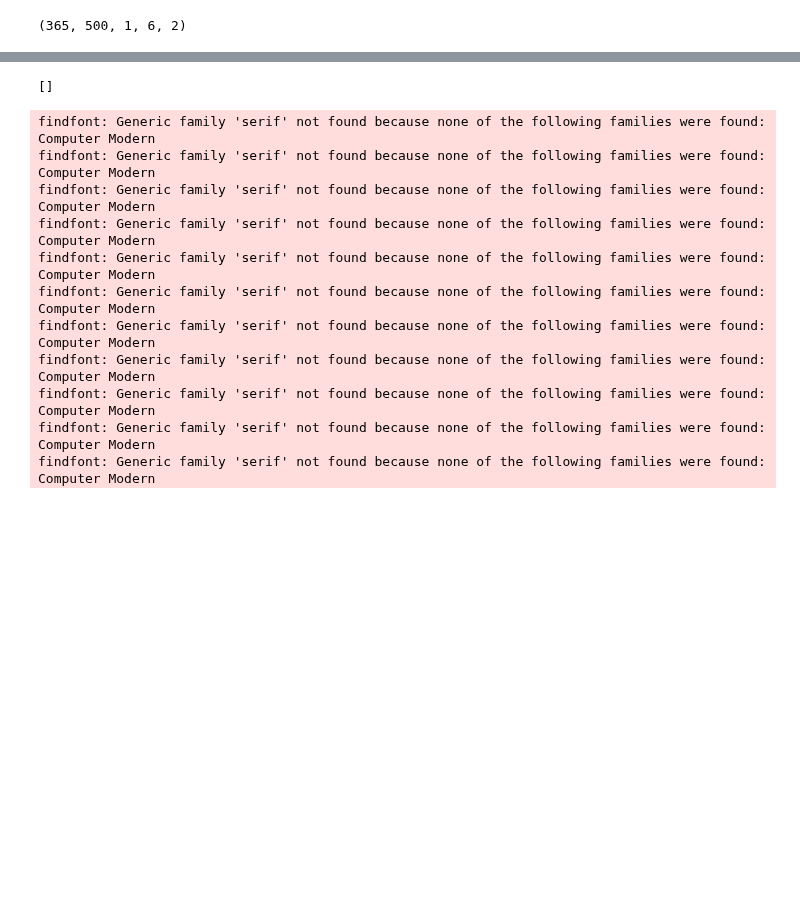
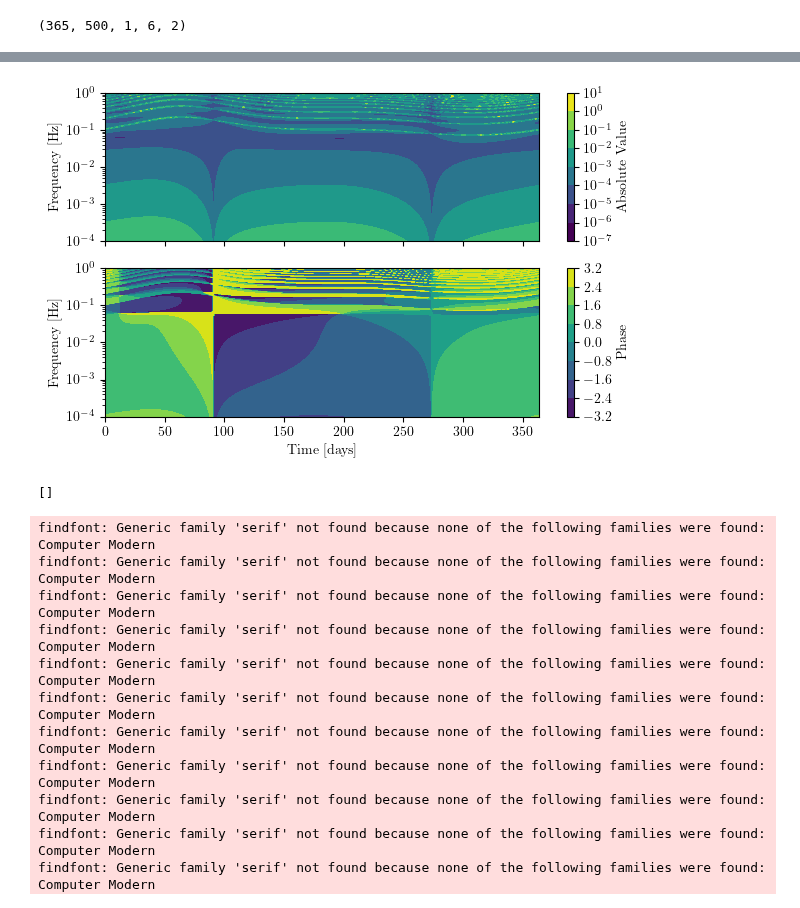
Before and after one commit to lorenzsp/ResponseRequirements, a Jupyter notebook: ResponseExploration.ipynb, the cells around one changed output, grey strips where cells are left out. Saved outputs shown, nothing was run; the diff lists cells and outputs as text; code cells hidden in the pictures; blank space fills up the shorter version.

```diff
--- a/ResponseExploration.ipynb
+++ b/ResponseExploration.ipynb
@@ -91,7 +73,8 @@ betas, lambs = np.pi / 2 - np.array([np.pi/3]), np.array([np.pi/3])
 f = np.logspace(-4, 0., 500)
 
 strain2link = compute_strain2link(f, betas, lambs, ltts, positions, method="baghi+23")
-strain2link.shape
+strain2link_boosted = _link_response_boosted(f, betas, lambs, ltts, positions, velocities=orbits.compute_velocity(t=array_ltts))
+strain2link_boosted.shape
 # %% [output]
 (365, 500, 1, 6, 2)
 # %%
@@ -180,3 +146,42 @@ findfont: Generic family 'serif' not found because none of the following familie
+# %%
+link = 0  # Choose A, E, or T
+pol = 0  # Choose polarization
+sky_index = 0  # Choose a specific sky location (pixel index)
+time_index = 0  # Choose a specific time index
+
+response = (strain2link[:, :, sky_index, link, pol] - strain2link_boosted[:, :, sky_index, link, pol]) / strain2link_boosted[:, :, sky_index, link, pol]
+amp_map = (np.abs(response).T)
+phase_map = (np.angle(response).T)
+
+fig, axes = plt.subplots(2, 1, figsize=(3.15*2, 4), sharex=True)
+
+positive_vals = amp_map[amp_map > 0]
+vmin = positive_vals.min()
+
+cf1 = axes[0].contourf(
+    array_ltts / 86400,
+    f,
+    amp_map,
+    levels=5,
+    norm=mcolors.LogNorm(vmin=vmin, vmax=amp_map.max())
+)
+fig.colorbar(cf1, ax=axes[0], label='Absolute Value')
+# axes[0].axhline(1 / (np.pi * 8.2), color='r')
+# axes[0].set_ylim(1e-2, 1)
+axes[0].set_ylabel('Frequency [Hz]')
+axes[0].set_yscale('log')
+
+cf2 = axes[1].contourf(array_ltts / 86400, f, phase_map)#, cmap=mymap)
+fig.colorbar(cf2, ax=axes[1], label='Phase')
+# axes[1].axhline(1 / (np.pi * 8.2), color='r')
+axes[1].set_xlabel('Time [days]')
+axes[1].set_ylabel('Frequency [Hz]')
+axes[1].set_yscale('log')
+
+plt.tight_layout()
+plt.savefig("response_evolution.png", dpi=300)
+# %% [output]
+[figure, added]
 # %%
 link = 0  # Choose A, E, or T
 pol = 0  # Choose polarization
```
Also changed, not shown: parts of 4 cells of this notebook, 4 other files.
